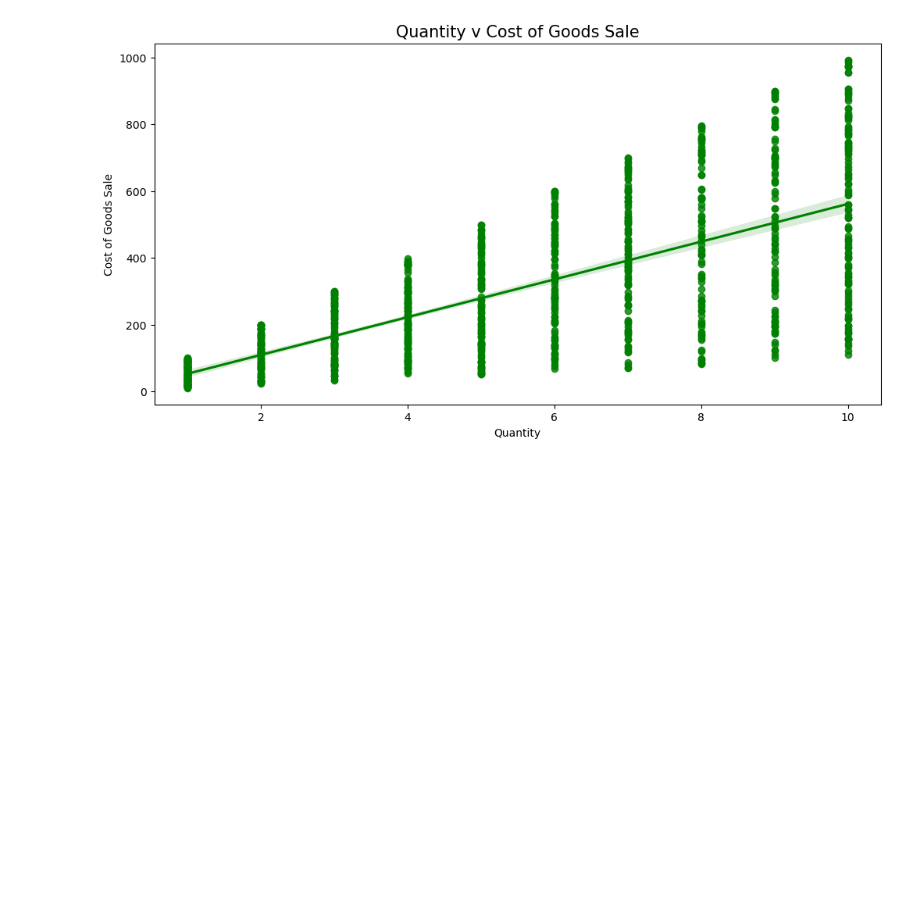
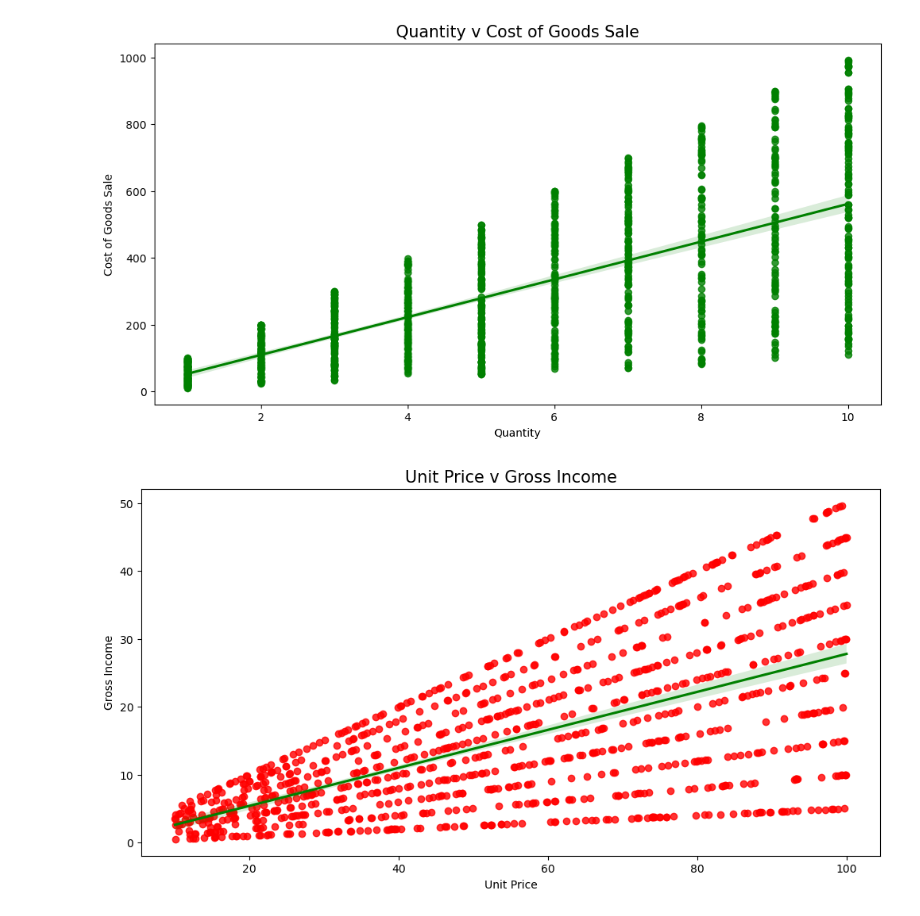
Before and after one commit to FariH004/Supermarket-Sales-Analysis, a Jupyter notebook: code.ipynb, the cells around one changed output. Saved outputs shown, nothing was run; the diff lists cells and outputs as text; code cells hidden in the pictures; blank space fills up the shorter version.

```diff
--- a/code.ipynb
+++ b/code.ipynb
@@ -185,3 +185,12 @@ plt.title('Quantity v Cost of Goods Sale',fontsize=15)
 plt.show()
 # %% [output]
 [figure]
+# %%
+plt.figure(figsize=(12,6),dpi=100)
+sns.regplot(x='Unit price',y='gross income',data=sales,scatter_kws={"color": "red"}, line_kws={"color": "green"})
+plt.xlabel('Unit Price')
+plt.ylabel('Gross Income')
+plt.title('Unit Price v Gross Income',fontsize=15)
+plt.show()
+# %% [output]
+[figure, added]
```
Also changed, not shown: parts of 4 cells of this notebook.
